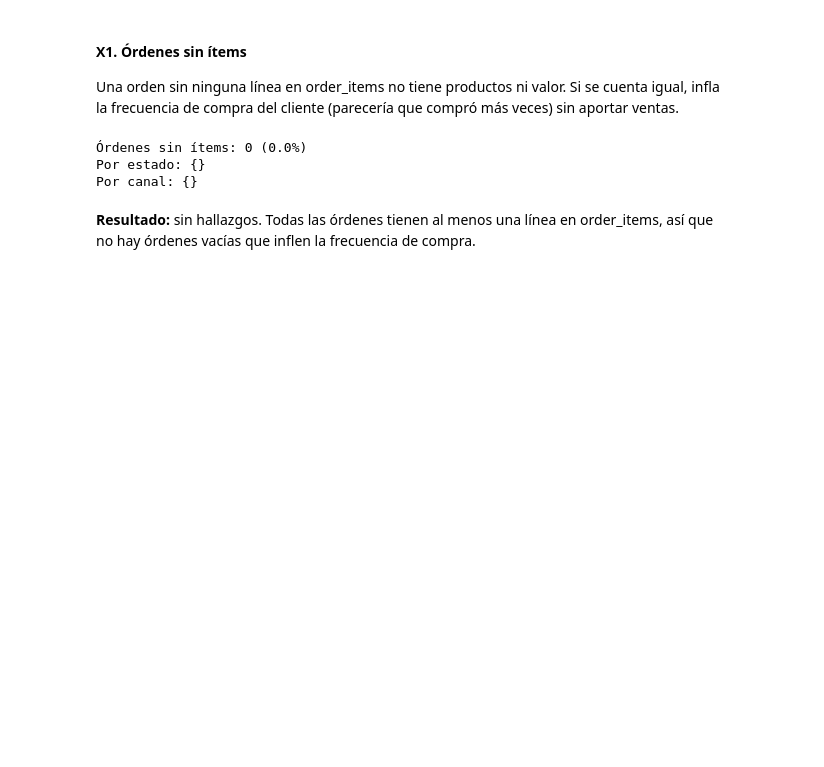
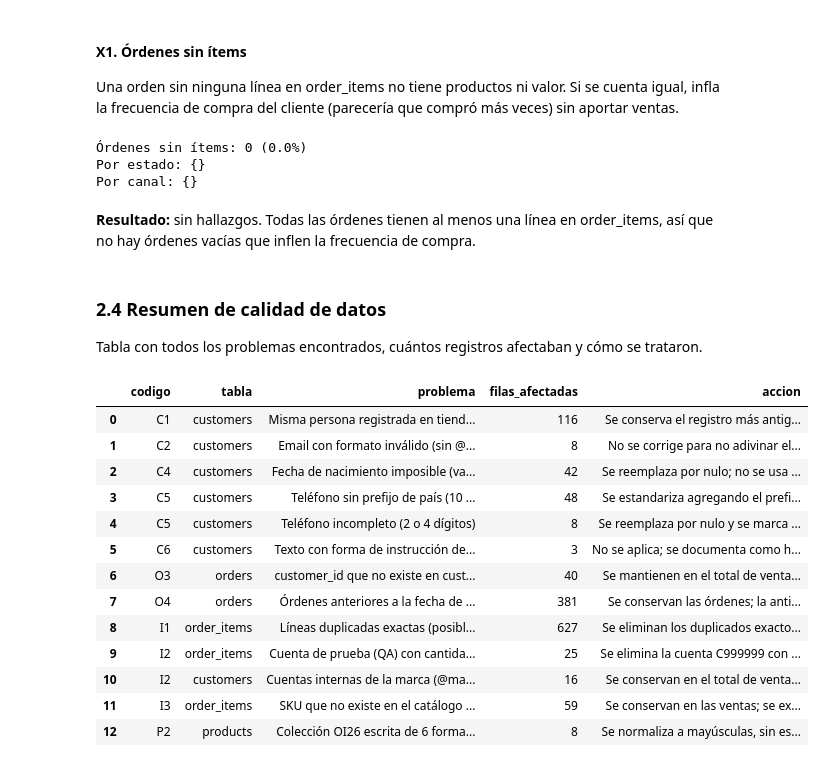
Before and after one commit to Edmh1/retail-customer-analytics, a Jupyter notebook: notebooks/analisis.ipynb, the cells around one changed output. Cells and saved outputs as stored; diff of their text form; code cells hidden in the pictures; blank space fills up the shorter version.

Commit message:
docs: agregar tabla resumen de calidad de datos

```diff
--- a/notebooks/analisis.ipynb
+++ b/notebooks/analisis.ipynb
@@ -1122,3 +1122,25 @@ Por estado: {}
 Por canal: {}
 # %% [markdown]
 **Resultado:** sin hallazgos. Todas las órdenes tienen al menos una línea en order_items, así que no hay órdenes vacías que inflen la frecuencia de compra.
+# %% [markdown]
+### 2.4 Resumen de calidad de datos
+
+Tabla con todos los problemas encontrados, cuántos registros afectaban y cómo se trataron.
+# %%
+resumen_calidad = pd.DataFrame(registro)
+resumen_calidad
+# %% [output]
+|  | codigo | tabla | problema | filas_afectadas | accion |
+| 0 | C1 | customers | Misma persona registrada en tiend... | 116 | Se conserva el registro más antig... |
+| 1 | C2 | customers | Email con formato inválido (sin @... | 8 | No se corrige para no adivinar el... |
+| 2 | C4 | customers | Fecha de nacimiento imposible (va... | 42 | Se reemplaza por nulo; no se usa ... |
+| 3 | C5 | customers | Teléfono sin prefijo de país (10 ... | 48 | Se estandariza agregando el prefi... |
+| 4 | C5 | customers | Teléfono incompleto (2 o 4 dígitos) | 8 | Se reemplaza por nulo y se marca ... |
+| 5 | C6 | customers | Texto con forma de instrucción de... | 3 | No se aplica; se documenta como h... |
+| 6 | O3 | orders | customer_id que no existe en cust... | 40 | Se mantienen en el total de venta... |
+| 7 | O4 | orders | Órdenes anteriores a la fecha de ... | 381 | Se conservan las órdenes; la anti... |
+| 8 | I1 | order_items | Líneas duplicadas exactas (posibl... | 627 | Se eliminan los duplicados exacto... |
+| 9 | I2 | order_items | Cuenta de prueba (QA) con cantida... | 25 | Se elimina la cuenta C999999 con ... |
+| 10 | I2 | customers | Cuentas internas de la marca (@ma... | 16 | Se conservan en el total de venta... |
+| 11 | I3 | order_items | SKU que no existe en el catálogo ... | 59 | Se conservan en las ventas; se ex... |
+| 12 | P2 | products | Colección OI26 escrita de 6 forma... | 8 | Se normaliza a mayúsculas, sin es... |
```
